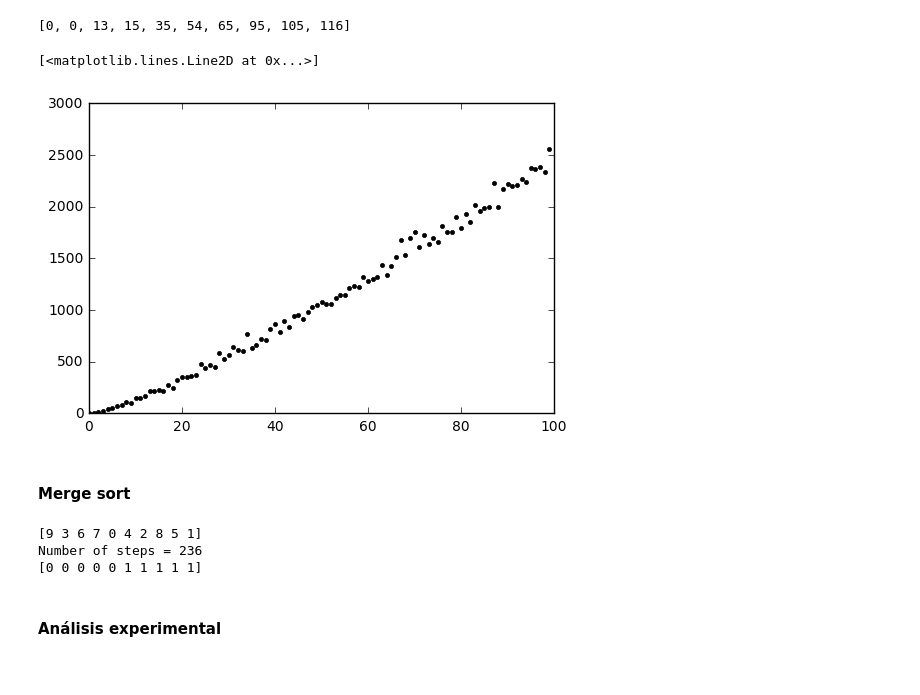
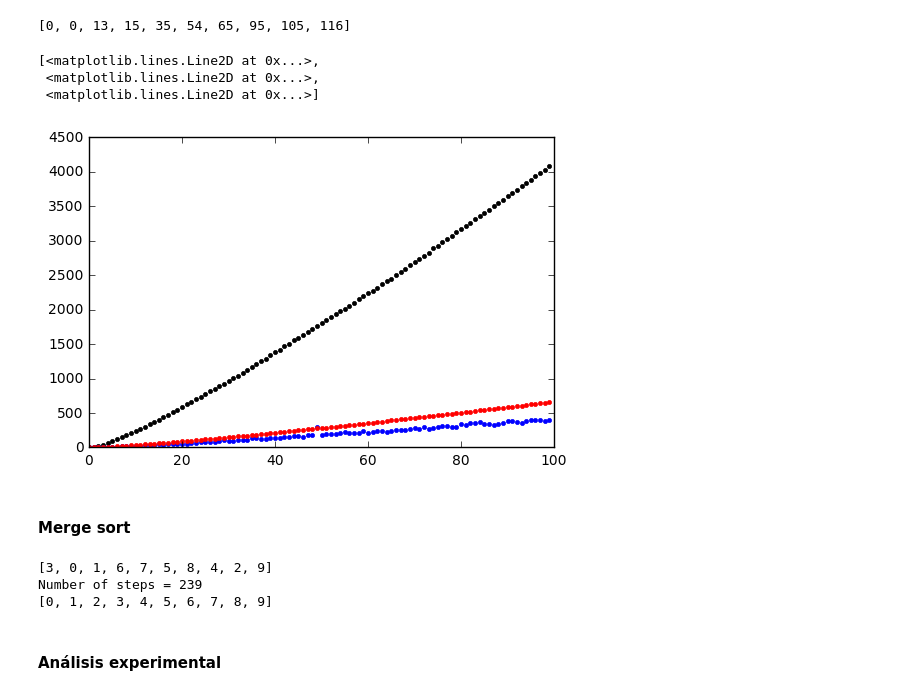
Before and after one commit to d4rkd3m0n/AnalisisAlgoritmos, a Jupyter notebook: Taller1AnalisisAlgoritmos.ipynb, the cells around one changed output. Saved outputs shown, nothing was run; the diff lists cells and outputs as text; code cells hidden in the pictures.

```diff
--- a/Taller1AnalisisAlgoritmos.ipynb
+++ b/Taller1AnalisisAlgoritmos.ipynb
@@ -152,7 +152,7 @@ Ahora vamos a analizar el comportamiento del algoritmo cuando el tamaño de la e
 # %%
 import random as rnd
 
-def exper_analysis(n):
+def exper_analysisIns(n):
     results = []
     acct = Counter()
     for i in range(n):
@@ -276,6 +361,29 @@ def exper_analysis(n):
         quickSort(l, acct)
         results.append(acct.steps)
     return results
+# %%
+def exper_analysisTime(n):
+    results = []
+    acct = Counter()
+    for i in range(n):
+        l = range(i)
+        rnd.shuffle(l)
+        C =list(l)
+        tic = time.clock()
+        quickSort(C,acct)
+        toc = time.clock()
+        results.append((toc-tic)*500000)
+    return results
+# %%
+def exper_analysisRes(n):
+    results = []
+    acct = Counter()
+    for i in range(n):
+        l=0
+        if i > 1:
+            l = i * math.log(i,2)
+        results.append(l)
+    return results
 # %%
 print exper_analysis(10)
 # %% [output]
@@ -283,11 +391,15 @@ print exper_analysis(10)
 # %%
 pl.clf()
 x = np.arange(100)
 y = np.array(exper_analysis(100))
-pl.plot(x, y, 'k.')
+y2= np.array(exper_analysisTime(100))
+y3 = np.array(exper_analysisRes(100))
+pl.plot(x, y, 'k.', x, y2, 'b.', x, y3, 'r.')
 # %% [output]
-[<matplotlib.lines.Line2D at 0x...>]
+[<matplotlib.lines.Line2D at 0x...>,
+ <matplotlib.lines.Line2D at 0x...>,
+ <matplotlib.lines.Line2D at 0x...>]
-[figure, old version]
+[figure, new version]
 # %% [markdown]
 <h4>Merge sort</h4>
 # %%
@@ -347,16 +459,16 @@ def mergeSort(alist, acct):
             j=j+1; acct.count()
             k=k+1; acct.count()
 # %%
-alist = np.random.permutation(range(0,10))
+alist = [3, 0, 1, 6, 7, 5, 8, 4, 2, 9]
 acct = Counter()
 print(alist)
 mergeSort(alist, acct)
 acct.print_steps()
 print(alist)
 # %% [output]
-[9 3 6 7 0 4 2 8 5 1]
-Number of steps = 236
-[0 0 0 0 0 1 1 1 1 1]
+[3, 0, 1, 6, 7, 5, 8, 4, 2, 9]
+Number of steps = 239
+[0, 1, 2, 3, 4, 5, 6, 7, 8, 9]
 # %% [markdown]
 <h4>Análisis experimental</h4>
 # %%
```
Also changed, not shown: parts of 14 cells of this notebook.
